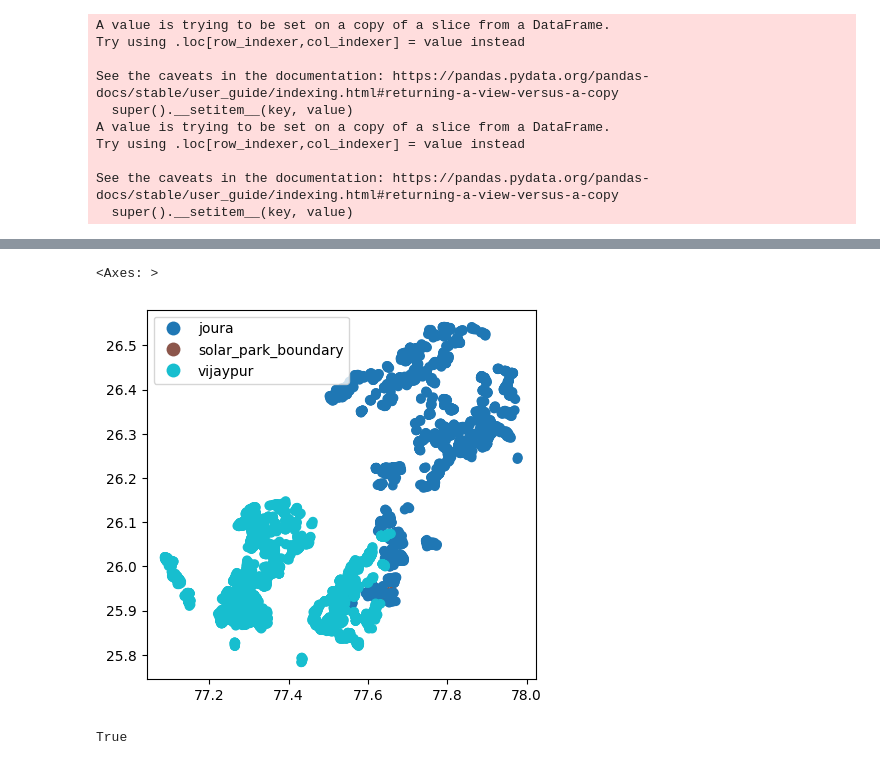
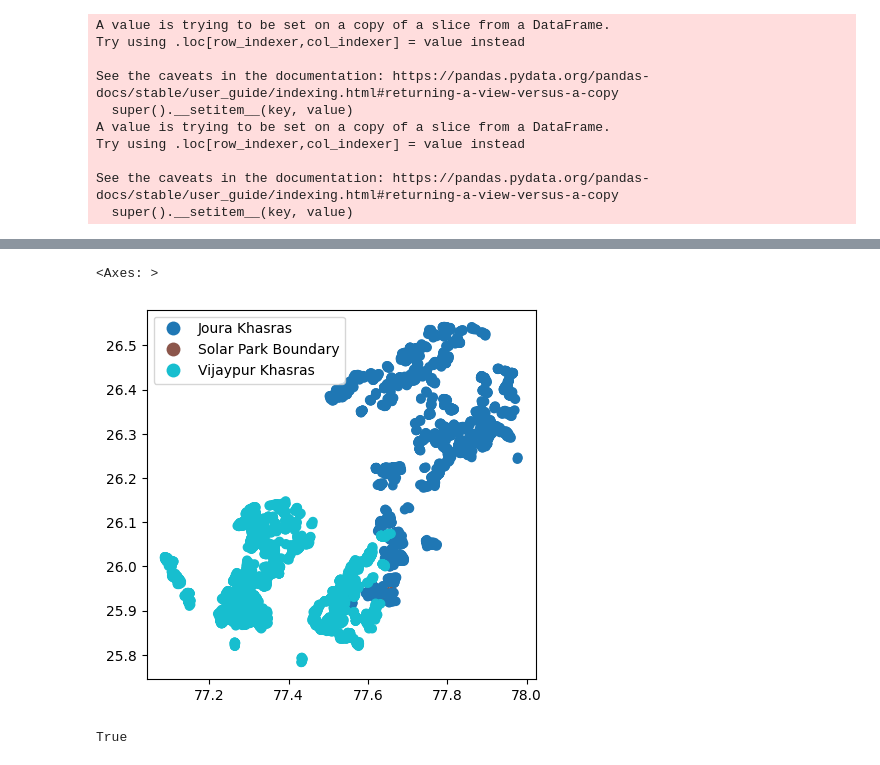
Before and after one commit to IDinsight/idinsight-solar-parks, a Jupyter notebook: notebooks/solar_parks_01_preprocessing.ipynb, the cells around one changed output, grey strips where cells are left out. Saved outputs shown, nothing was run; the diff lists cells and outputs as text; code cells hidden in the pictures.

Commit message:
parse Morena khasra metadata properly

```diff
--- a/notebooks/solar_parks_01_preprocessing.ipynb
+++ b/notebooks/solar_parks_01_preprocessing.ipynb
@@ -390,0 +428,3 @@ See the caveats in the documentation: https://pandas.pydata.org/pandas-docs/stab
+# %%
+filtered_joura_gdf = filtered_joura_gdf[cols_to_keep]
+filtered_joura_gdf.rename(columns=cols_rename, inplace=True)
@@ -396,9 +454,12 @@ raw_solar_park_boundary_gdf = gpd.read_file(
     / "solar_park_boundary.kml",
     driver="KML",
 )
-raw_solar_park_boundary_gdf["source"] = "solar_park_boundary"
+raw_solar_park_boundary_gdf["Source"] = "Solar Park Boundary"
 # %%
 # find <td>FID</td> <td>10</td> and store the value in "Patch Name" variable
 raw_solar_park_boundary_gdf["Patch Name"] = raw_solar_park_boundary_gdf[
     "Description"
 ].str.extract(r"<td>FID</td>\s*<td>(\d+)</td>")
+raw_solar_park_boundary_gdf.drop(columns="Description", inplace=True)
+# %%
+raw_solar_park_boundary_gdf.rename(columns={"Name": "Khasra ID"}, inplace=True)
@@ -419,8 +482,8 @@ morena_gdf.shape
 # %%
-morena_gdf.plot(column="source", legend=True)
+morena_gdf.plot(column="Source", legend=True)
 # %% [output]
 <Axes: >
-[figure, old version]
+[figure, new version]
 # %%
 # remove z-dimension
 morena_gdf.geometry = morena_gdf.geometry.apply(
```
Also changed, not shown: parts of 41 cells of this notebook.
